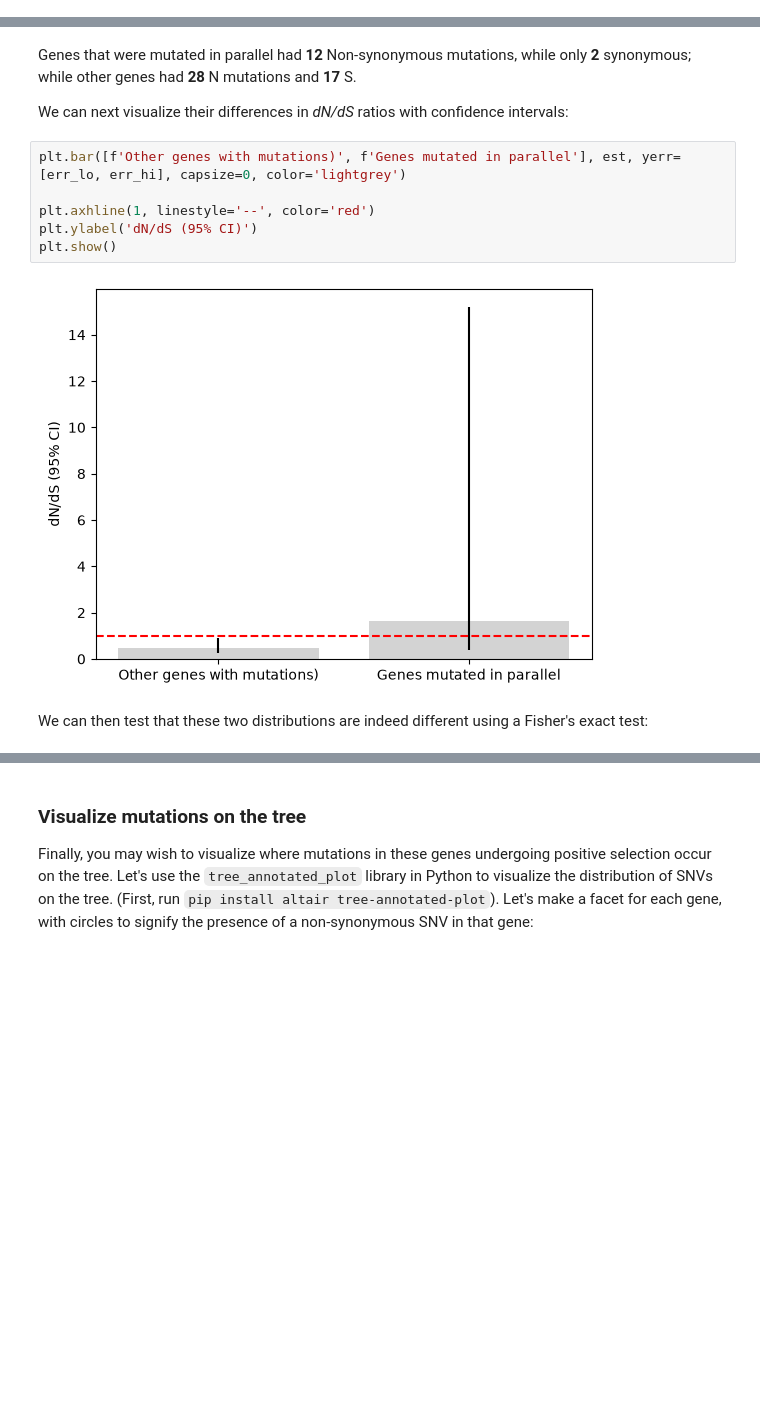
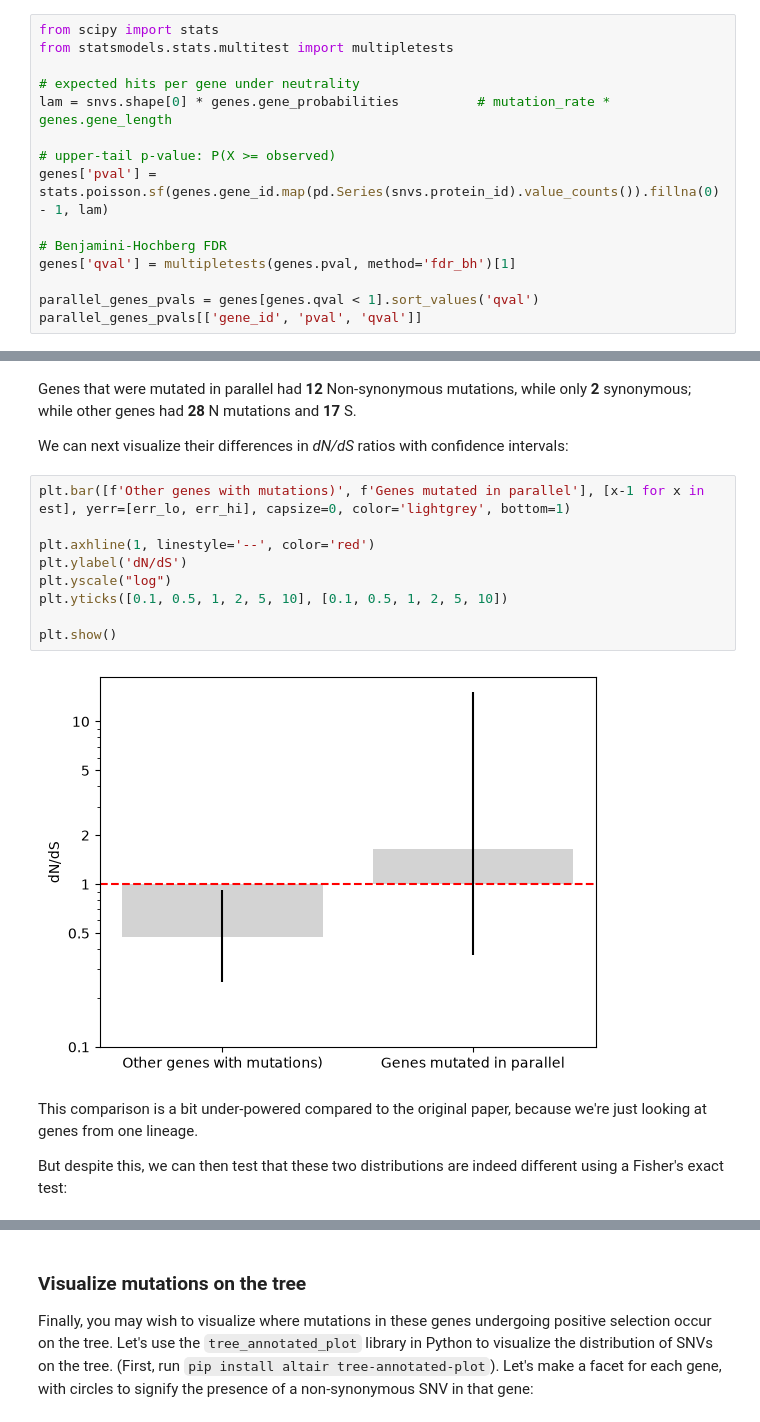
Before and after one commit to alexcritschristoph/AccuSNV, a Jupyter notebook: docs/tutorial/ZhaoLieberman2019_Analysis.ipynb, the cells around one changed output, grey strips where cells are left out. Cells and saved outputs as stored; diff of their text form; blank space fills up the shorter version.

```diff
--- a/docs/tutorial/ZhaoLieberman2019_Analysis.ipynb
+++ b/docs/tutorial/ZhaoLieberman2019_Analysis.ipynb
@@ -216,0 +217,15 @@ We observe **2 genes with 3 or more SNVs, which is found <1 in 100,000 simulatio
+# %%
+from scipy import stats
+from statsmodels.stats.multitest import multipletests
+
+# expected hits per gene under neutrality
+lam = snvs.shape[0] * genes.gene_probabilities          # mutation_rate * genes.gene_length
+
+# upper-tail p-value: P(X >= observed)
+genes['pval'] = stats.poisson.sf(genes.gene_id.map(pd.Series(snvs.protein_id).value_counts()).fillna(0) - 1, lam)
+
+# Benjamini-Hochberg FDR
+genes['qval'] = multipletests(genes.pval, method='fdr_bh')[1]
+
+parallel_genes_pvals = genes[genes.qval < 1].sort_values('qval')
+parallel_genes_pvals[['gene_id', 'pval', 'qval']]
@@ -278,15 +303,20 @@ Genes that were mutated in parallel had **12** Non-synonymous mutations, while o
 
 We can next visualize their differences in *dN/dS* ratios with confidence intervals:
 # %%
-plt.bar([f'Other genes with mutations)', f'Genes mutated in parallel'], est, yerr=[err_lo, err_hi], capsize=0, color='lightgrey')
+plt.bar([f'Other genes with mutations)', f'Genes mutated in parallel'], [x-1 for x in est], yerr=[err_lo, err_hi], capsize=0, color='lightgrey', bottom=1)
 
 plt.axhline(1, linestyle='--', color='red')
-plt.ylabel('dN/dS (95% CI)')
+plt.ylabel('dN/dS')
+plt.yscale("log")
+plt.yticks([0.1, 0.5, 1, 2, 5, 10], [0.1, 0.5, 1, 2, 5, 10])
+
 plt.show()
 # %% [output]
-[figure, old version]
+[figure, new version]
 # %% [markdown]
-We can then test that these two distributions are indeed different using a Fisher's exact test:
+This comparison is a bit under-powered compared to the original paper, because we're just looking at genes from one lineage.
+
+But despite this, we can then test that these two distributions are indeed different using a Fisher's exact test:
 # %%
 from scipy import stats
 
```
Also changed, not shown: parts of 9 cells of this notebook, 9 other files.
